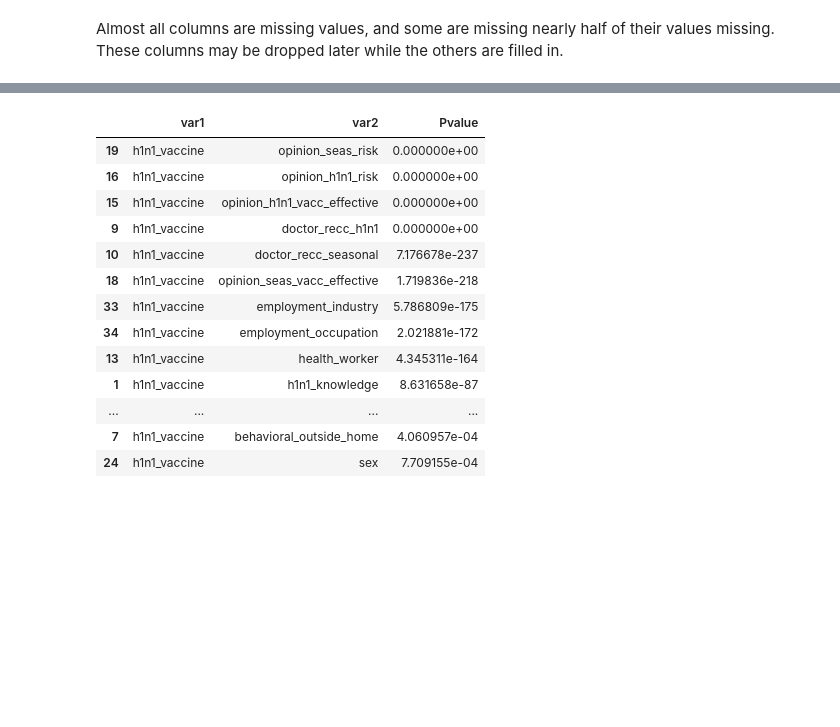
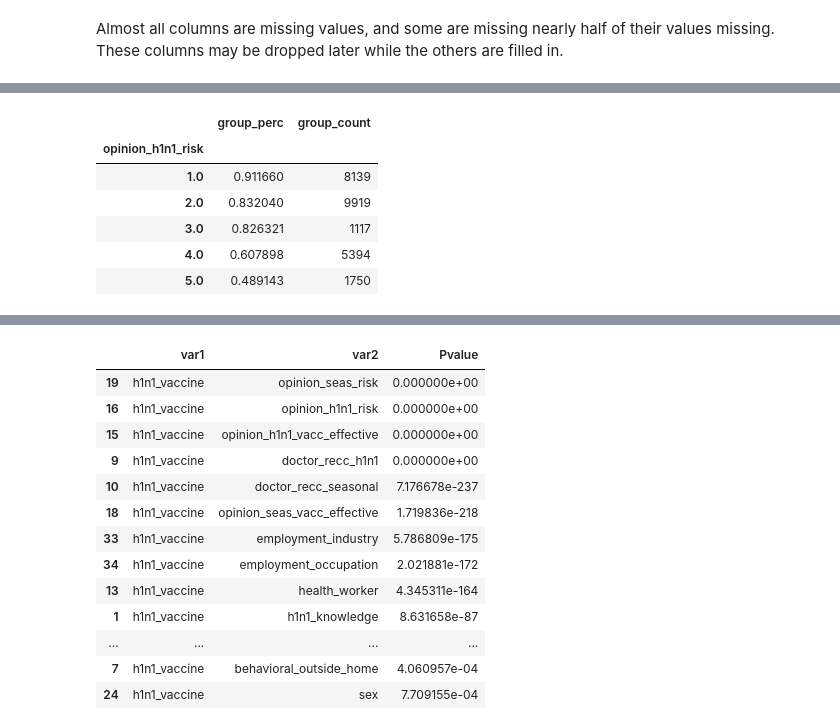
Before and after one commit to cschneck7/phase_3_project, a Jupyter notebook: H1N1 Vaccine Classification Notebook.ipynb, the cells around one changed output, grey strips where cells are left out. Drawn from its saved outputs; the diff is of its cells as text; code cells hidden in the pictures; blank space fills up the shorter version.

```diff
--- a/H1N1 Vaccine Classification Notebook.ipynb
+++ b/H1N1 Vaccine Classification Notebook.ipynb
@@ -154,0 +255,11 @@ many_missing = missing_values[missing_values > 12000]
+# %%
+# Finds vaccination group rates by opinion of H1N1 risk
+vacc_rates(X.opinion_h1n1_risk, y)
+# %% [output]
+|  | group_perc | group_count |
+| opinion_h1n1_risk |  |  |
+| 1.0 | 0.911660 | 8139 |
+| 2.0 | 0.832040 | 9919 |
+| 3.0 | 0.826321 | 1117 |
+| 4.0 | 0.607898 | 5394 |
+| 5.0 | 0.489143 | 1750 |
```
Also changed, not shown: parts of 26 cells of this notebook.
